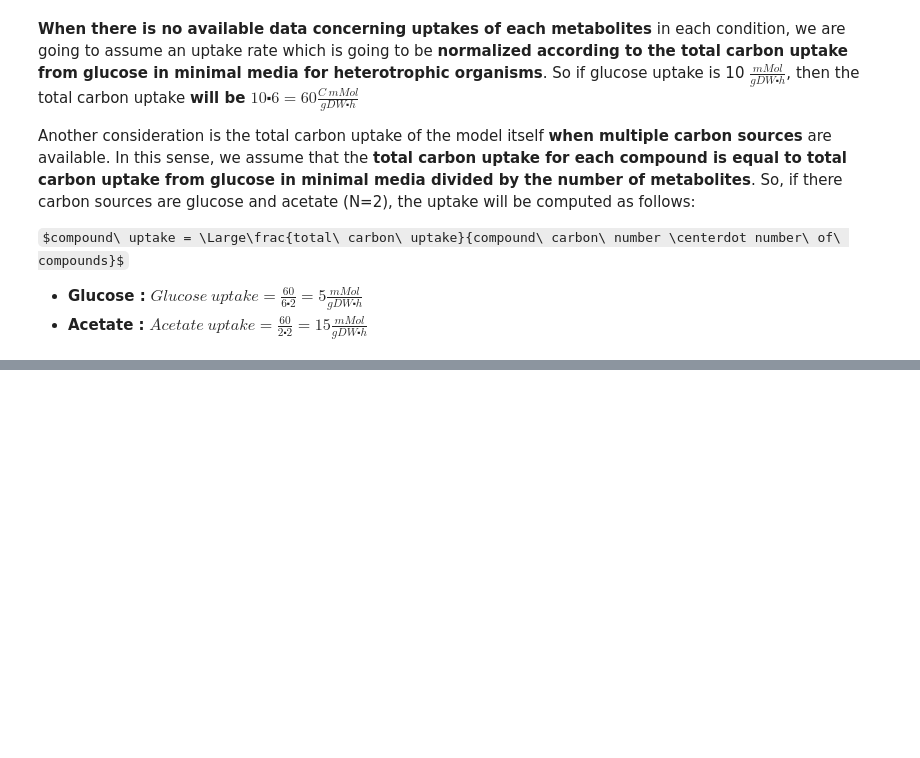
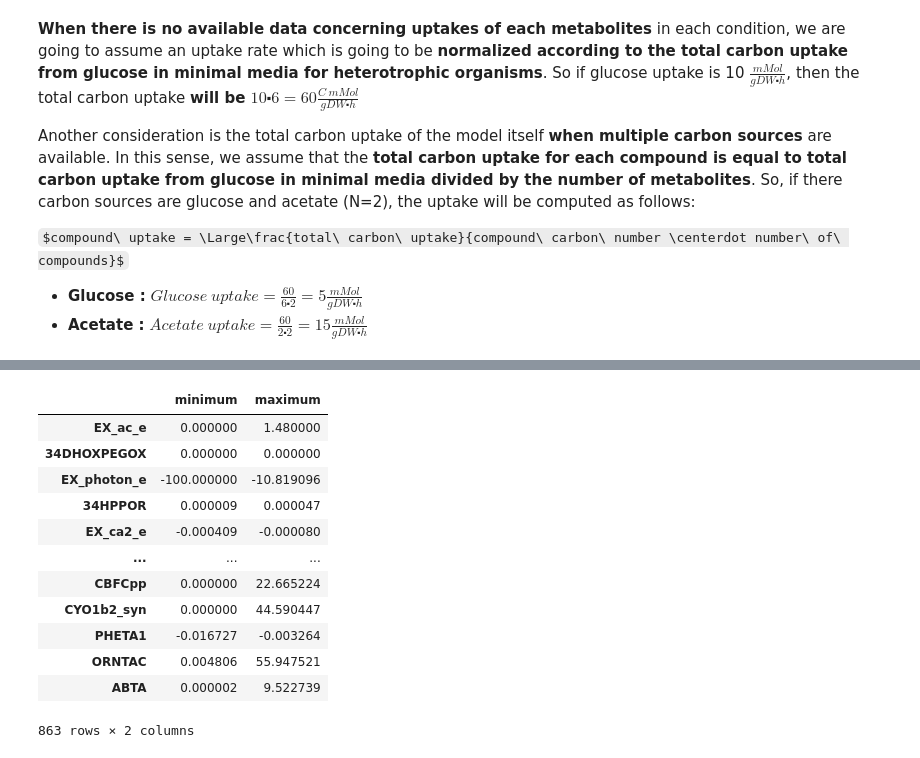
Before and after one commit to extrevaro/e-merlin, a Jupyter notebook: samples_selection.ipynb, the cells around one changed output, grey strips where cells are left out. Cells and saved outputs as stored; diff of their text form; code cells hidden in the pictures; some formulas as TeX source; blank space fills up the shorter version.

```diff
--- a/samples_selection.ipynb
+++ b/samples_selection.ipynb
@@ -361,0 +504,16 @@ ICA_study = {'m9-EX_glc__D_e:10.0': [ 'p1k_00161',
+# %%
+fva_sol
+# %% [output]
+|  | minimum | maximum |
+| EX_ac_e | 0.000000 | 1.480000 |
+| 34DHOXPEGOX | 0.000000 | 0.000000 |
+| EX_photon_e | -100.000000 | -10.819096 |
+| 34HPPOR | 0.000009 | 0.000047 |
+| EX_ca2_e | -0.000409 | -0.000080 |
+| ... | ... | ... |
+| CBFCpp | 0.000000 | 22.665224 |
+| CYO1b2_syn | 0.000000 | 44.590447 |
+| PHETA1 | -0.016727 | -0.003264 |
+| ORNTAC | 0.004806 | 55.947521 |
+| ABTA | 0.000002 | 9.522739 |
+863 rows × 2 columns
```
Also changed, not shown: parts of 10 cells of this notebook, 6 other files.
